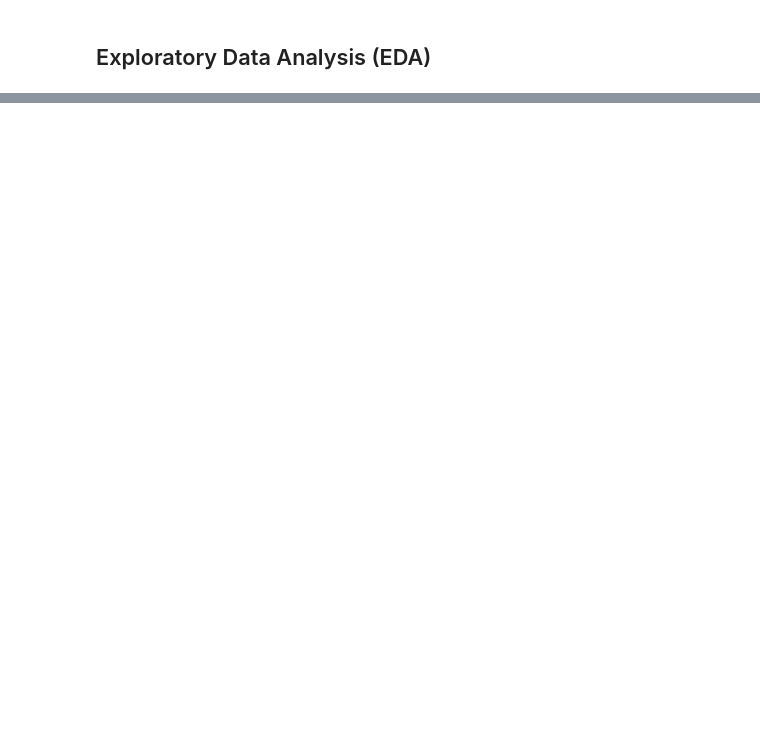
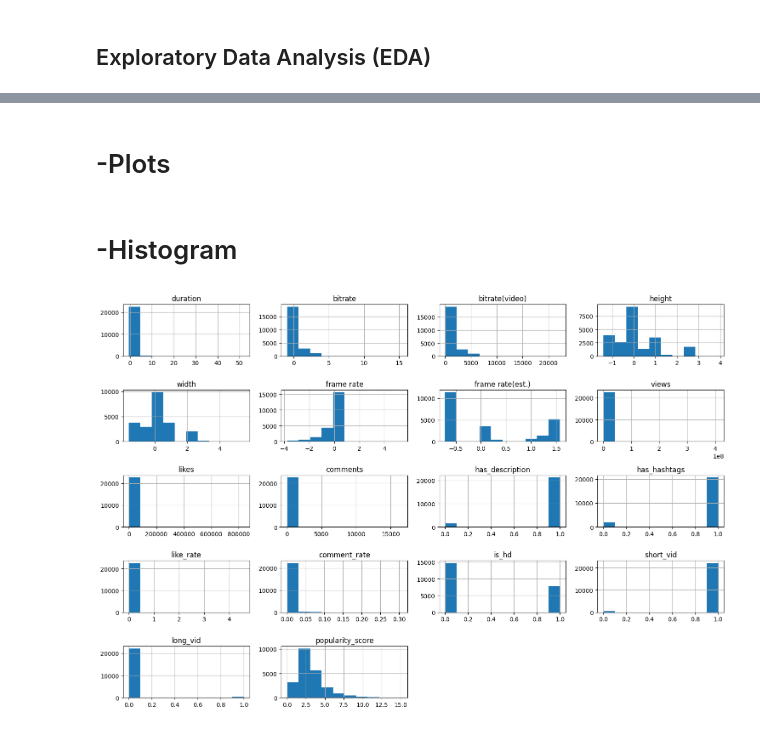
Before and after one commit to ghaida-alsalamah/T2-AI-TASK, a Jupyter notebook: T2-AI-TASK.ipynb, the cells around one changed output, grey strips where cells are left out. Drawn from its saved outputs; the diff is of its cells as text; code cells hidden in the pictures; blank space fills up the shorter version.

```diff
--- a/T2-AI-TASK.ipynb
+++ b/T2-AI-TASK.ipynb
@@ -315,0 +435,10 @@ df_augmented.to_csv("youtube_augmented.csv", index=False)
+# %% [markdown]
+# -Plots
+# %% [markdown]
+# -Histogram
+# %%
+df_augmented.hist(figsize=(15,10))
+plt.tight_layout()
+plt.show()
+# %% [output]
+[figure, added]
```
Also changed, not shown: parts of 29 cells of this notebook.
